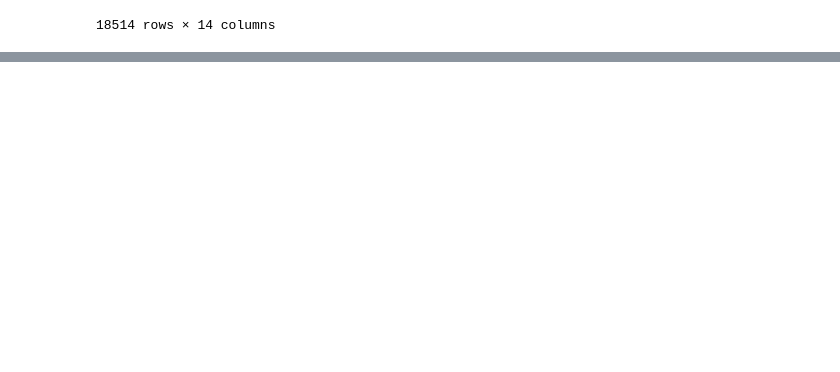
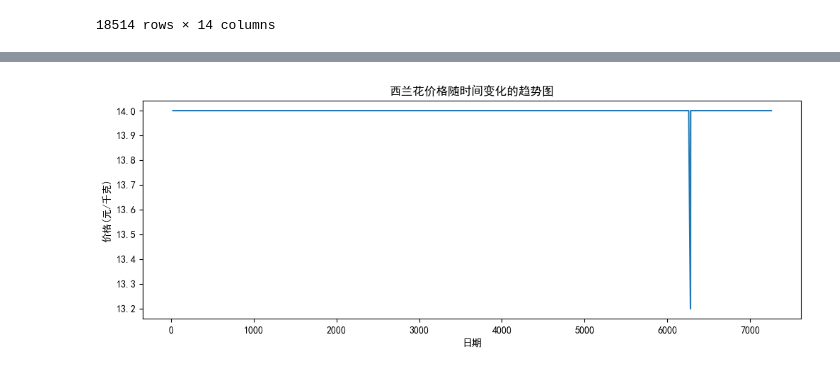
Before and after one commit to 738NGX/2023CUMCM_C, a Jupyter notebook: main.ipynb, the cells around one changed output, grey strips where cells are left out. Saved outputs shown, nothing was run; the diff lists cells and outputs as text; code cells hidden in the pictures; blank space fills up the shorter version.

```diff
--- a/main.ipynb
+++ b/main.ipynb
@@ -383,0 +384,33 @@ KeyError: 'Column not found: 销售数量'
+# %%
+merged_data=merged_data_bak.copy()
+# %%
+# 将日期列转换为datetime类型并设置为索引
+merged_data['日期'] = pd.to_datetime(merged_data['日期'])
+merged_data.set_index('日期', inplace=True)
+
+# 选择7月1日到7月7日的数据并按单品名称或分类名称分组
+grouped = merged_data.loc['2021-07-01':'2021-07-07'].groupby('单品名称')
+
+# 计算每个组的销量总和并按降序排序
+sales_by_item = grouped['销量(千克)'].agg('sum').sort_values(ascending=False)
+print('往年7.1-7.7最畅销的单品：\n', sales_by_item.head())
+
+# 按分类名称分组并计算每个组的销量总和
+grouped = merged_data.loc['2021-07-01':'2021-07-07'].groupby('分类名称')
+sales_by_category = grouped['销量(千克)'].agg('sum').sort_values(ascending=False)
+print('往年7.1-7.7最畅销的品类：\n', sales_by_category.head())
+# %%
+condition2 = ((merged_data['日期'].dt.year.isin([2020])) &
+             (merged_data['日期'].dt.month == 7) &
+             (merged_data['日期'].dt.day.isin(range(1,8))))
+
+# 选择特定的单品或品类并绘制价格随时间变化的趋势图
+item_name = '西兰花'
+plt.figure(figsize=(12,4))
+plt.plot(merged_data.loc[(merged_data['单品名称'] == item_name)&condition2, '销售单价(元/千克)'])
+plt.title(f'{item_name}价格随时间变化的趋势图')
+plt.xlabel('日期')
+plt.ylabel('价格(元/千克)')
+plt.show()
+# %% [output]
+[figure, added]
```
Also changed, not shown: parts of 20 cells of this notebook, 11 other files.
